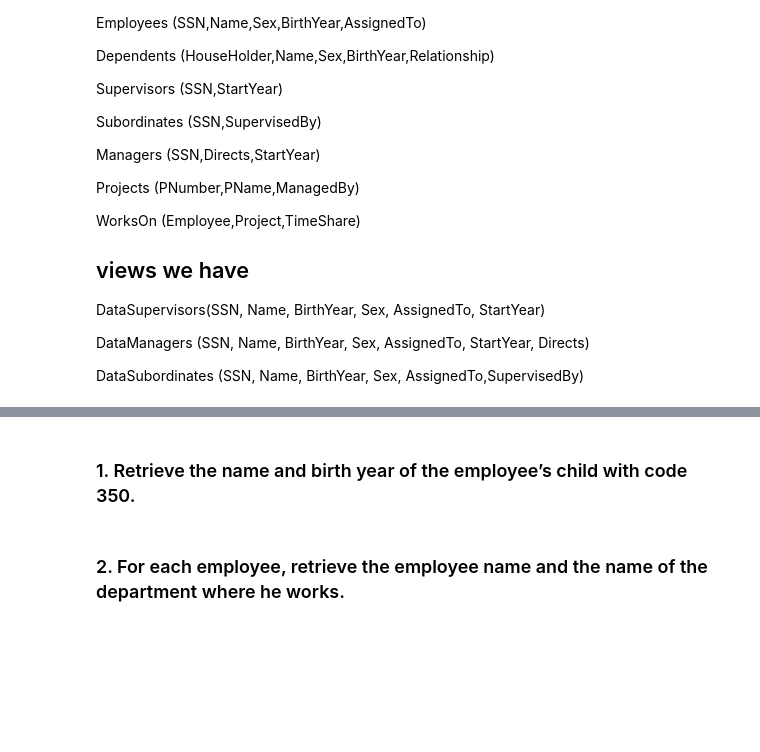
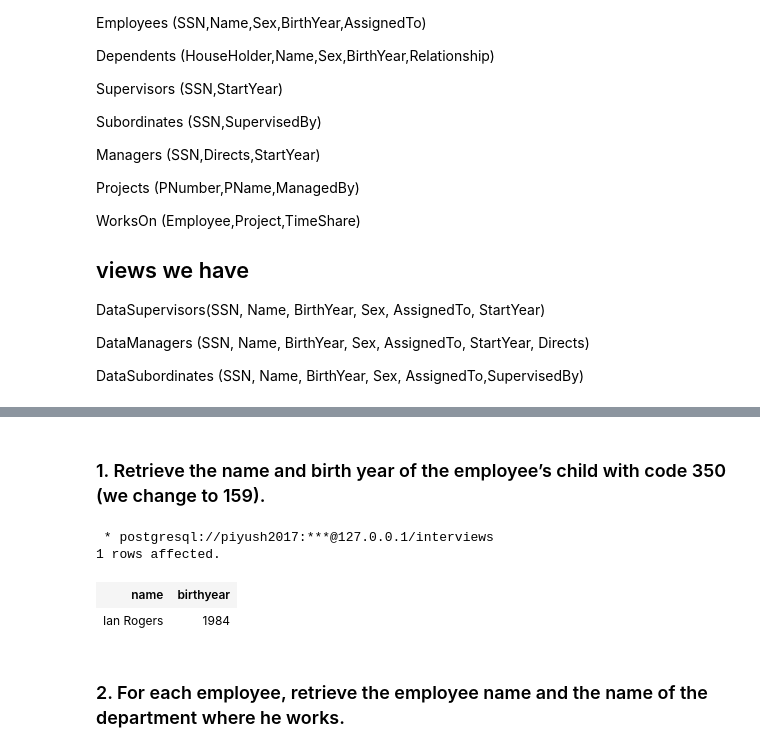
Before and after one commit to piyushtada/learn-sql, a Jupyter notebook: 02-exercise-sol-employee-departments.ipynb, the cells around one changed output, grey strips where cells are left out. Drawn from its saved outputs; the diff is of its cells as text; code cells hidden in the pictures; blank space fills up the shorter version.

```diff
--- a/02-exercise-sol-employee-departments.ipynb
+++ b/02-exercise-sol-employee-departments.ipynb
@@ -94,11 +97,17 @@ SELECT * FROM employee;
 # %% [markdown]
-### 1. Retrieve the name and birth year of the employee’s child with code 350.
+### 1. Retrieve the name and birth year of the employee’s child with code 350 (we change to 159).
 # %%
 %%sql
 
 SELECT Name, BirthYear
 FROM Dependents
-WHERE Relationship = 'Child';
+WHERE Relationship = 'Child'
+AND HouseHolder = 159;
+# %% [output]
+ * postgresql://piyush2017:***@127.0.0.1/interviews
+1 rows affected.
+| name | birthyear |
+| Ian Rogers | 1984 |
 # %% [markdown]
 ### 2. For each employee, retrieve the employee name and the name of the department where he works.
 # %%
```
Also changed, not shown: parts of 8 cells of this notebook.
